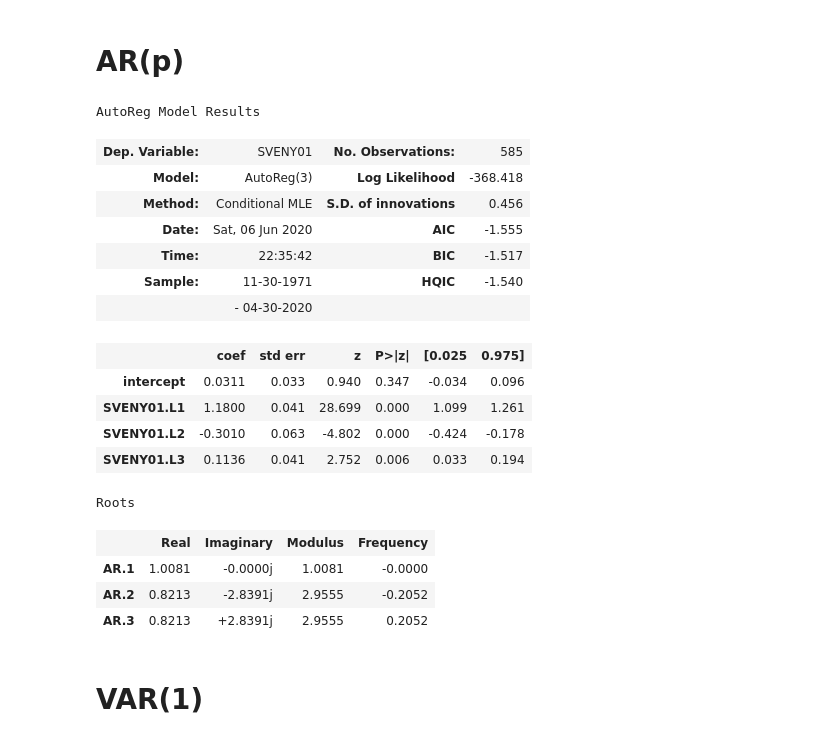
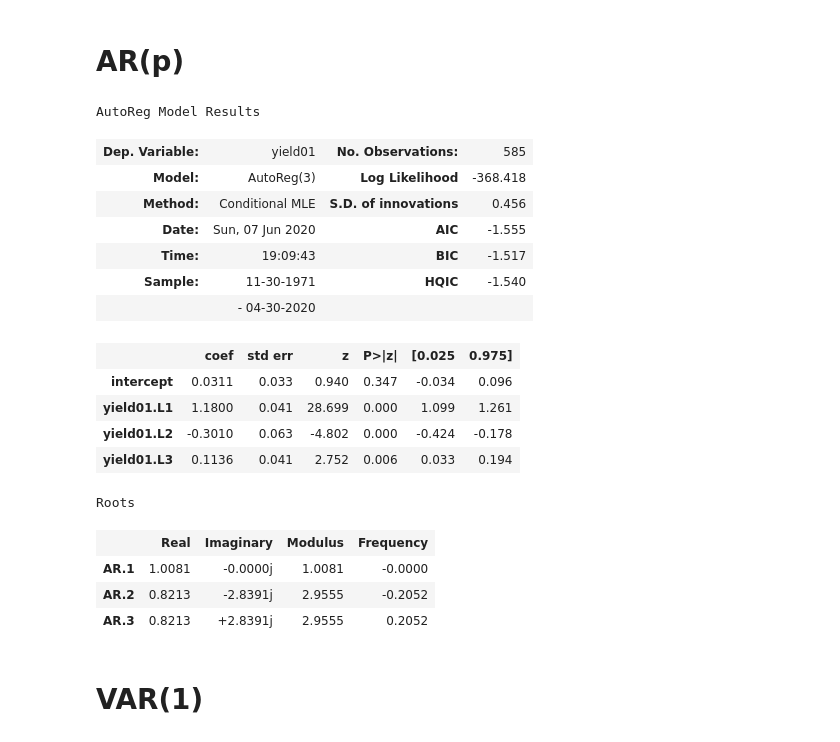
Before and after one commit to ipsq/bachelorscriptie, a Jupyter notebook: notebooks/notebook.ipynb, the cells around one changed output. Cells and saved outputs as stored; diff of their text form; code cells hidden in the pictures.

```diff
--- a/notebooks/notebook.ipynb
+++ b/notebooks/notebook.ipynb
@@ -4,12 +4,14 @@
 import pandas as pd
 import numpy as np
 
-cols = ["Date"] + ["SVENY{:02d}".format(x) for x in [1, 2, 3, 5, 10]]
+cols = ["Date"] + ["SVENY{:02d}".format(x) for x in np.arange(1, 11)]
 yields = pd.read_csv("https://www.federalreserve.gov/data/yield-curve-tables/feds200628.csv", skiprows = 9,
                      index_col = "Date", usecols = cols, parse_dates = True, dayfirst = False)
 yields.dropna(inplace = True)
-yields.rename(columns = {'SVENY01': 'yield01', 'SVENY02': 'yield02', 'SVENY03': 'yield03',
-                         'SVENY05': 'yield05', 'SVENY10': 'yield10'})
+colmap = {}
+for x in np.arange(1, 11):
+    colmap["SVENY{:02d}".format(x)] = "yield{:02d}".format(x)
+yields.rename(columns = colmap, inplace = True)
 yields = yields.resample('M').last()
 yields = yields.to_period('M', copy = False)
 # %%
@@ -69,23 +71,23 @@ sample = pd.period_range(start='1992-03', end='1999-12', freq='M') # Subsample 1
 # %%
 from statsmodels.tsa.ar_model import AutoReg, ar_select_order
 
-model = ar_select_order(yields['SVENY01'], maxlag = 5, ic = 'bic', trend = 'c').model
+model = ar_select_order(yields['yield01'], maxlag = 5, ic = 'bic', trend = 'c').model
 res = model.fit()
 res.summary()
 # %% [output]
 AutoReg Model Results
-| Dep. Variable: | SVENY01 | No. Observations: | 585 |
+| Dep. Variable: | yield01 | No. Observations: | 585 |
 | Model: | AutoReg(3) | Log Likelihood | -368.418 |
 | Method: | Conditional MLE | S.D. of innovations | 0.456 |
-| Date: | Sat, 06 Jun 2020 | AIC | -1.555 |
-| Time: | 22:35:42 | BIC | -1.517 |
+| Date: | Sun, 07 Jun 2020 | AIC | -1.555 |
+| Time: | 19:09:43 | BIC | -1.517 |
 | Sample: | 11-30-1971 | HQIC | -1.540 |
 |  | - 04-30-2020 |  |  |
 |  | coef | std err | z | P>|z| | [0.025 | 0.975] |
 | intercept | 0.0311 | 0.033 | 0.940 | 0.347 | -0.034 | 0.096 |
-| SVENY01.L1 | 1.1800 | 0.041 | 28.699 | 0.000 | 1.099 | 1.261 |
-| SVENY01.L2 | -0.3010 | 0.063 | -4.802 | 0.000 | -0.424 | -0.178 |
-| SVENY01.L3 | 0.1136 | 0.041 | 2.752 | 0.006 | 0.033 | 0.194 |
+| yield01.L1 | 1.1800 | 0.041 | 28.699 | 0.000 | 1.099 | 1.261 |
+| yield01.L2 | -0.3010 | 0.063 | -4.802 | 0.000 | -0.424 | -0.178 |
+| yield01.L3 | 0.1136 | 0.041 | 2.752 | 0.006 | 0.033 | 0.194 |
 Roots
 |  | Real | Imaginary | Modulus | Frequency |
 | AR.1 | 1.0081 | -0.0000j | 1.0081 | -0.0000 |
```
Also changed, not shown: parts of 2 cells of this notebook.
